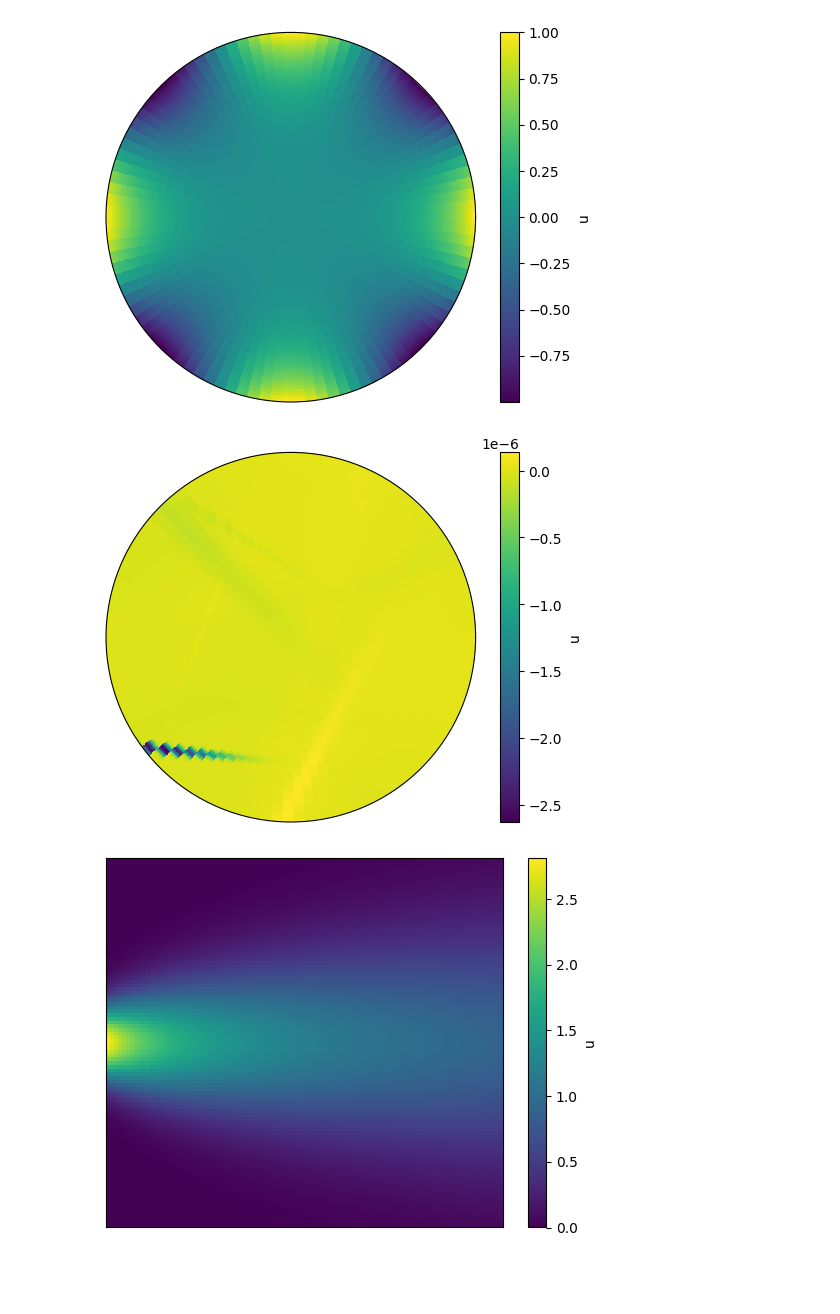
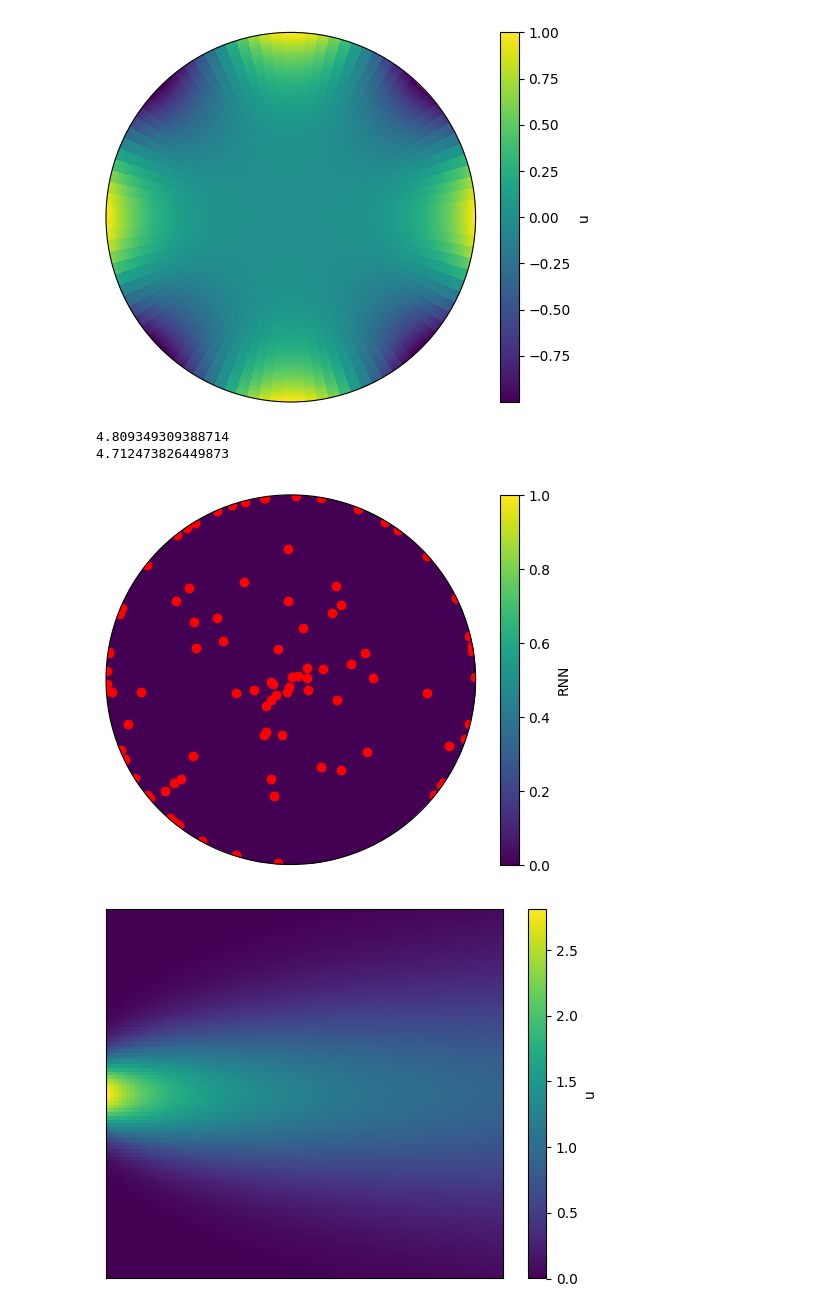
Before and after one commit to AllenGHart/Numerically-Solving-Linear-PDEs-with-Random-Neural-Networks, a Jupyter notebook: RNNs_for_PDEs/notebook.ipynb, the cells around one changed output. Cells and saved outputs as stored; diff of their text form; code cells hidden in the pictures; blank space fills up the shorter version.

```diff
--- a/RNNs_for_PDEs/notebook.ipynb
+++ b/RNNs_for_PDEs/notebook.ipynb
@@ -84,19 +90,19 @@ plt.show()
 
 #generate interior samples
 interior_ell = 50
-r = np.random.uniform(low=0, high=1, size=interior_ell)  # radius
-theta = np.random.uniform(low=0, high=2*np.pi, size=interior_ell)  # angle
+int_r = np.random.uniform(low=0, high=1, size=interior_ell)  # radius
+int_theta = np.random.uniform(low=0, high=2*np.pi, size=interior_ell)  # angle
 
-interior_sample_x = np.sqrt(r) * np.cos(theta)
-interior_sample_y = np.sqrt(r) * np.sin(theta)
+interior_sample_x = np.sqrt(int_r) * np.cos(int_theta)
+interior_sample_y = np.sqrt(int_r) * np.sin(int_theta)
 interior_sample = np.asarray([interior_sample_x, interior_sample_y]).T
 
 #generate boundary samples
 boundary_ell = 50
-theta = np.random.uniform(low=0, high=2*np.pi, size=boundary_ell)  # angle
+boundary_theta = np.random.uniform(low=0, high=2*np.pi, size=boundary_ell)  # angle
 
-boundary_sample_x = np.cos(theta)
-boundary_sample_y = np.sin(theta)
+boundary_sample_x = np.cos(boundary_theta)
+boundary_sample_y = np.sin(boundary_theta)
 boundary_sample = np.asarray([boundary_sample_x, boundary_sample_y]).T
 
 # generate random scales and bias
@@ -108,9 +114,12 @@ mean_x = np.sqrt(r) * np.cos(theta)
 mean_y = np.sqrt(r) * np.sin(theta)
 mean = np.asarray([mean_x,mean_y]).T
 
+weight = np.random.uniform(low=-0.05, high=0.05, size=(2,n))
+bias = np.random.uniform(low=-0.05, high=0.05, size=n)
+
 Cov = []
 for k in range(0,n):
-    C = np.random.uniform(low=-0.5, high=0.5, size=(2,2))
+    C = np.random.uniform(low=-0.2, high=0.2, size=(2,2))
     Cov.append(C.T@C)
 Cov = np.asarray(Cov)
 
@@ -120,45 +129,54 @@ b = np.zeros(interior_ell+boundary_ell,)
 # create matrices
 for k in range(0,n):
     for j in range(0,interior_ell):
-        A[j,k] = Del_RBF(interior_sample[j],mu=mean[k],sigma=Cov[k])
+        A[j,k] = laplace_sigmoid(interior_sample[j],bias[k],weight[:,k])
         b[j] = 0
     for j in range(0,boundary_ell):
-        A[j+interior_ell,k] = RBF(boundary_sample[j],mu=mean[k],sigma=Cov[k])
+        A[j+interior_ell,k] = sigmoid(boundary_sample[j],bias[k],weight[:,k])
         r, theta = cart2pol(boundary_sample[j])
         b[j+interior_ell] = u(theta,r)
 
 # solve
-tau = 1e-3
+tau = 1e-6
 sol = scipy.sparse.linalg.lsmr(A, b, damp = tau)
 W = sol[0]
+W2 = svd_lsqr(A,b,tau=tau)
 
 residual = A@W - b
+residual2 = A@W2 - b
+
+print(np.linalg.norm(residual))
+print(np.linalg.norm(residual2))
 
 # Generate theta and r values
 theta = np.linspace(0, 2*np.pi, 100)
 r = np.linspace(0, 1, 100)
 
 # Create a meshgrid for polar coordinates
 theta_mesh, r_mesh = np.meshgrid(theta, r)
 
 # Calculate the function values
 z = np.zeros((100,100))
 for i in range(0,100):
     for j in range(0,100):
         x,y = pol2cart(r_mesh[i,j], theta_mesh[i,j])
         xy = np.asarray([x,y])
-        z[i,j] = RNN(xy,mean=mean,Cov=Cov,W=W)
+        z[i,j] = 0
 
 # Plot the polar heatmap
 plt.subplot(projection="polar")
 plt.pcolormesh(theta_mesh, r_mesh, z, cmap='viridis')
-plt.colorbar(label='u')
+plt.scatter(int_theta,int_r, color = 'red')
+plt.scatter(boundary_theta,np.ones(boundary_ell), color = 'red')
+plt.colorbar(label='RNN')
 plt.grid(False)
 plt.xticks([])
 plt.yticks([])
 plt.show()
 # %% [output]
+4.809349309388714
+4.712473826449873
-[figure, old version]
+[figure, new version]
 # %%
 #Heat equation in 1D
 
```
Also changed, not shown: parts of 1 cell of this notebook.
